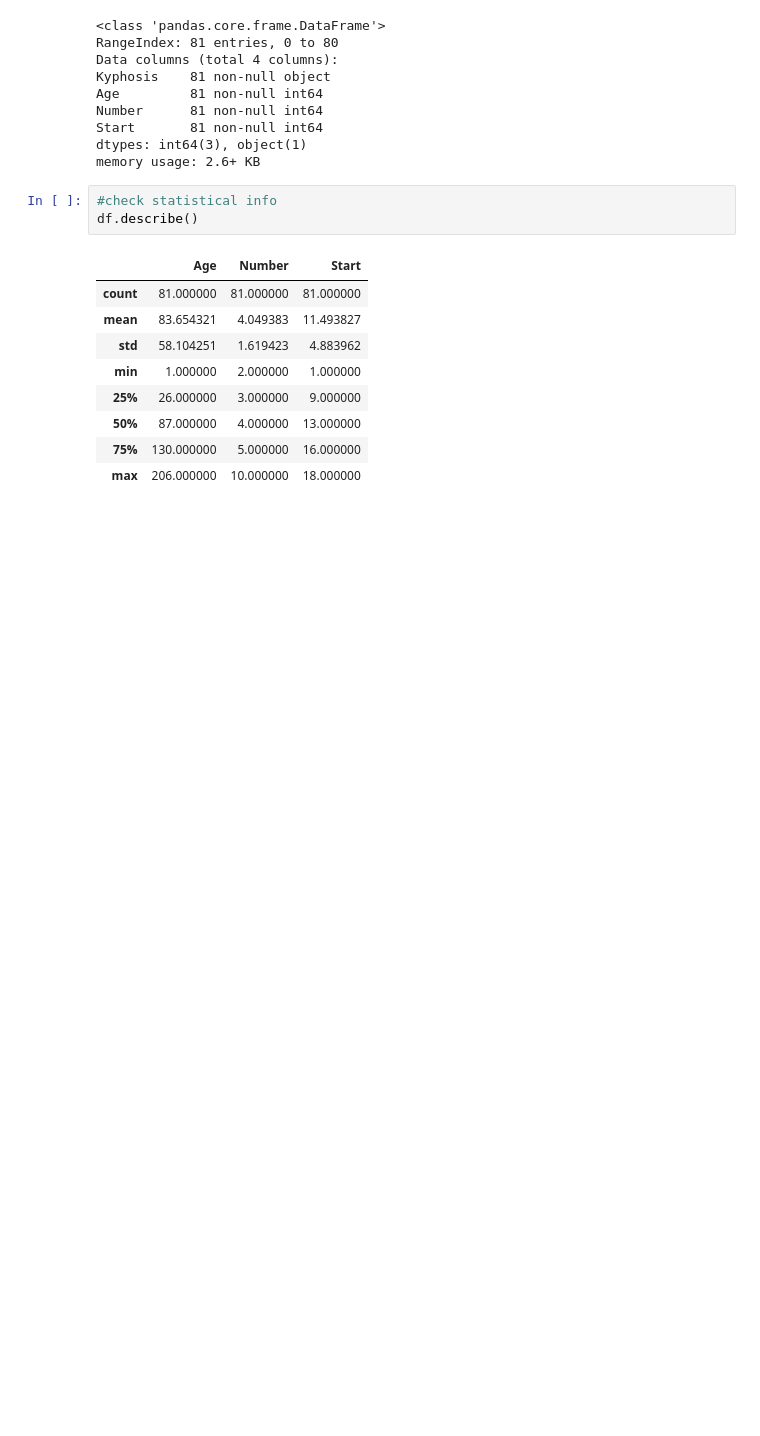
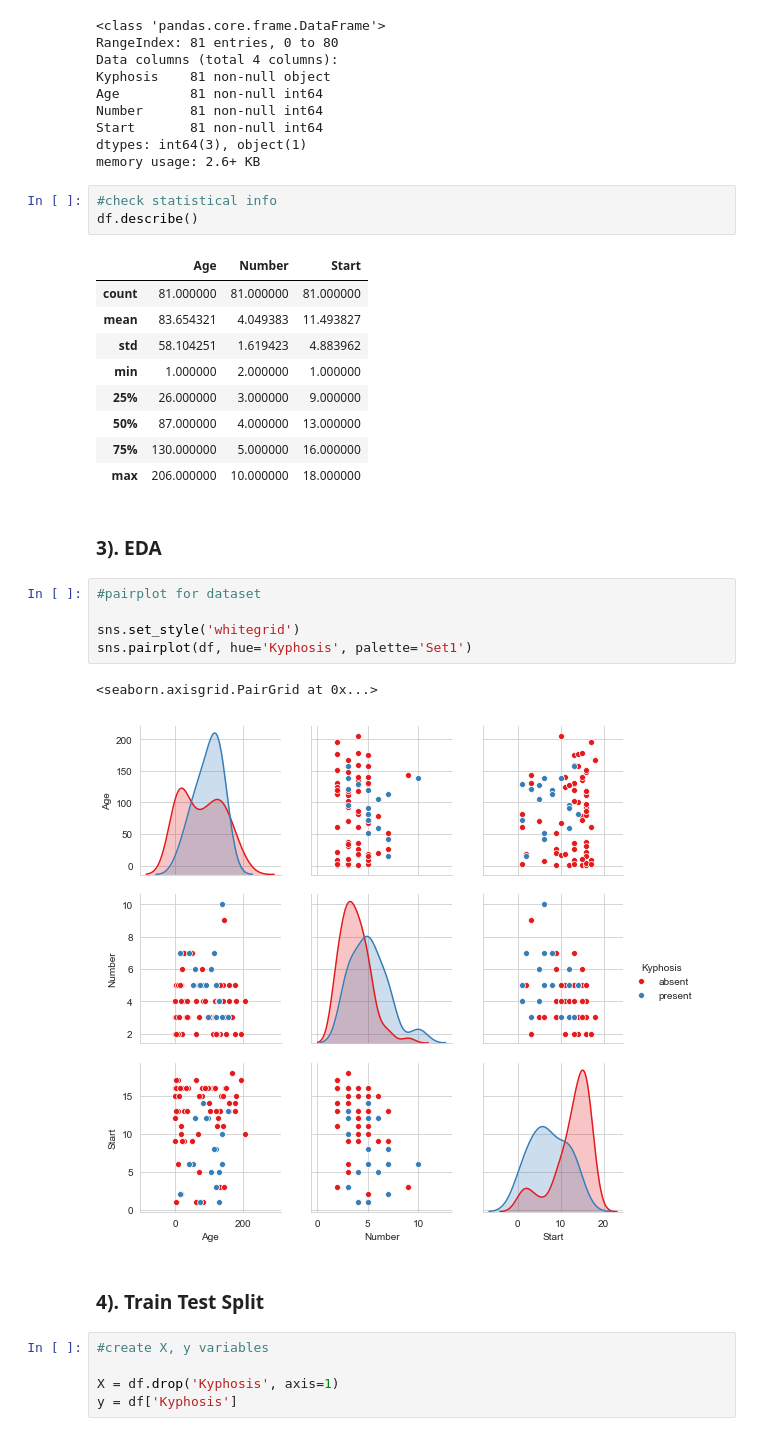
Before and after one commit to surendra-arivappagari/1.DataScience_MachineLearning_with_Python, a Jupyter notebook: 12.DecisionTree__RandomForest/Project1_DecisionTree_RandomForest_KyphosisDataSet.ipynb, the cells around one changed output. Cells and saved outputs as stored; diff of their text form; blank space fills up the shorter version.

```diff
--- a/12.DecisionTree__RandomForest/Project1_DecisionTree_RandomForest_KyphosisDataSet.ipynb
+++ b/12.DecisionTree__RandomForest/Project1_DecisionTree_RandomForest_KyphosisDataSet.ipynb
@@ -56,3 +56,20 @@ df.describe()
 | 50% | 87.000000 | 4.000000 | 13.000000 |
 | 75% | 130.000000 | 5.000000 | 16.000000 |
 | max | 206.000000 | 10.000000 | 18.000000 |
+# %% [markdown]
+### 3). EDA
+# %%
+#pairplot for dataset
+
+sns.set_style('whitegrid')
+sns.pairplot(df, hue='Kyphosis', palette='Set1')
+# %% [output]
+<seaborn.axisgrid.PairGrid at 0x...>
+[figure, added]
+# %% [markdown]
+### 4). Train Test Split
+# %%
+#create X, y variables
+
+X = df.drop('Kyphosis', axis=1)
+y = df['Kyphosis']
```
Also changed, not shown: parts of 2 cells of this notebook.
